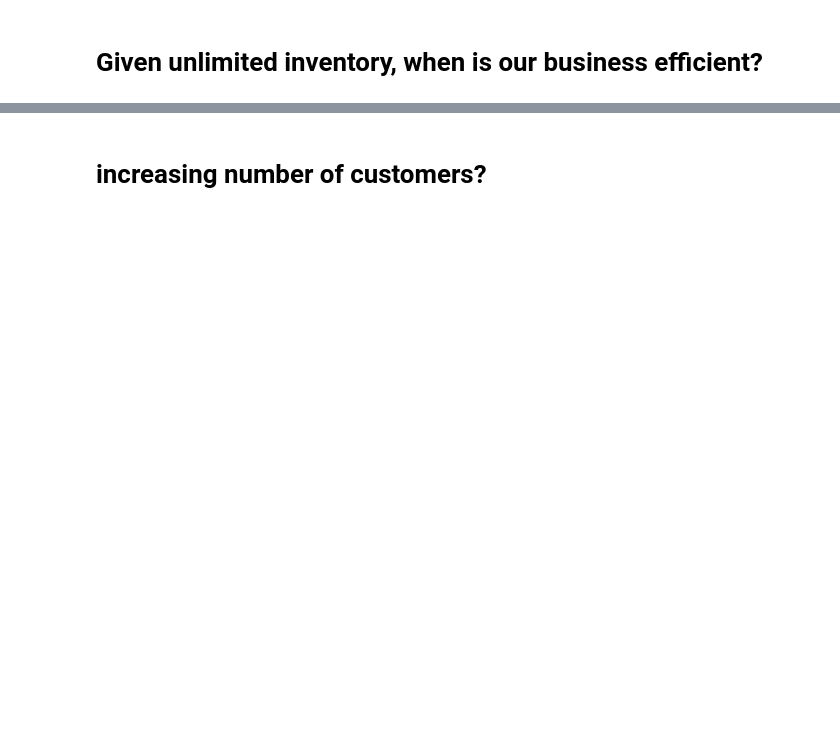
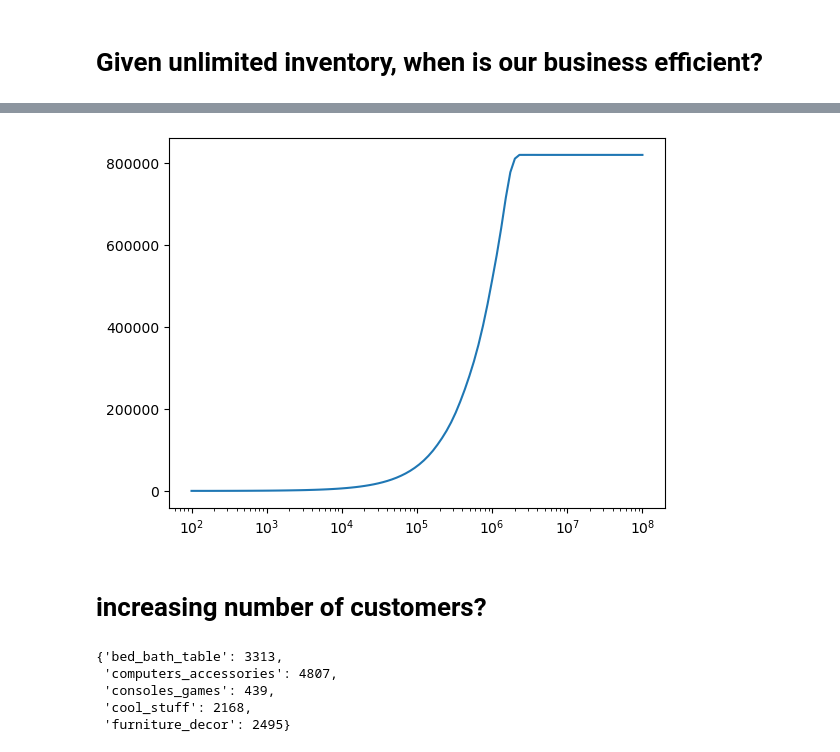
Before and after one commit to owowouwu/optimisation-ass-2, a Jupyter notebook: capital_investment.ipynb, the cells around one changed output, grey strips where cells are left out. Cells and saved outputs as stored; diff of their text form; code cells hidden in the pictures; blank space fills up the shorter version.

```diff
--- a/capital_investment.ipynb
+++ b/capital_investment.ipynb
@@ -211,3 +229,16 @@ profits
+# %%
+plt.plot(moneys['budget'], moneys['profit'])
+plt.xscale('log')
+# %% [output]
+[figure, added]
 # %% [markdown]
 # increasing number of customers?
+# %%
+n_customers
+# %% [output]
+{'bed_bath_table': 3313,
+ 'computers_accessories': 4807,
+ 'consoles_games': 439,
+ 'cool_stuff': 2168,
+ 'furniture_decor': 2495}
 # %%
```
Also changed, not shown: parts of 11 cells of this notebook.
